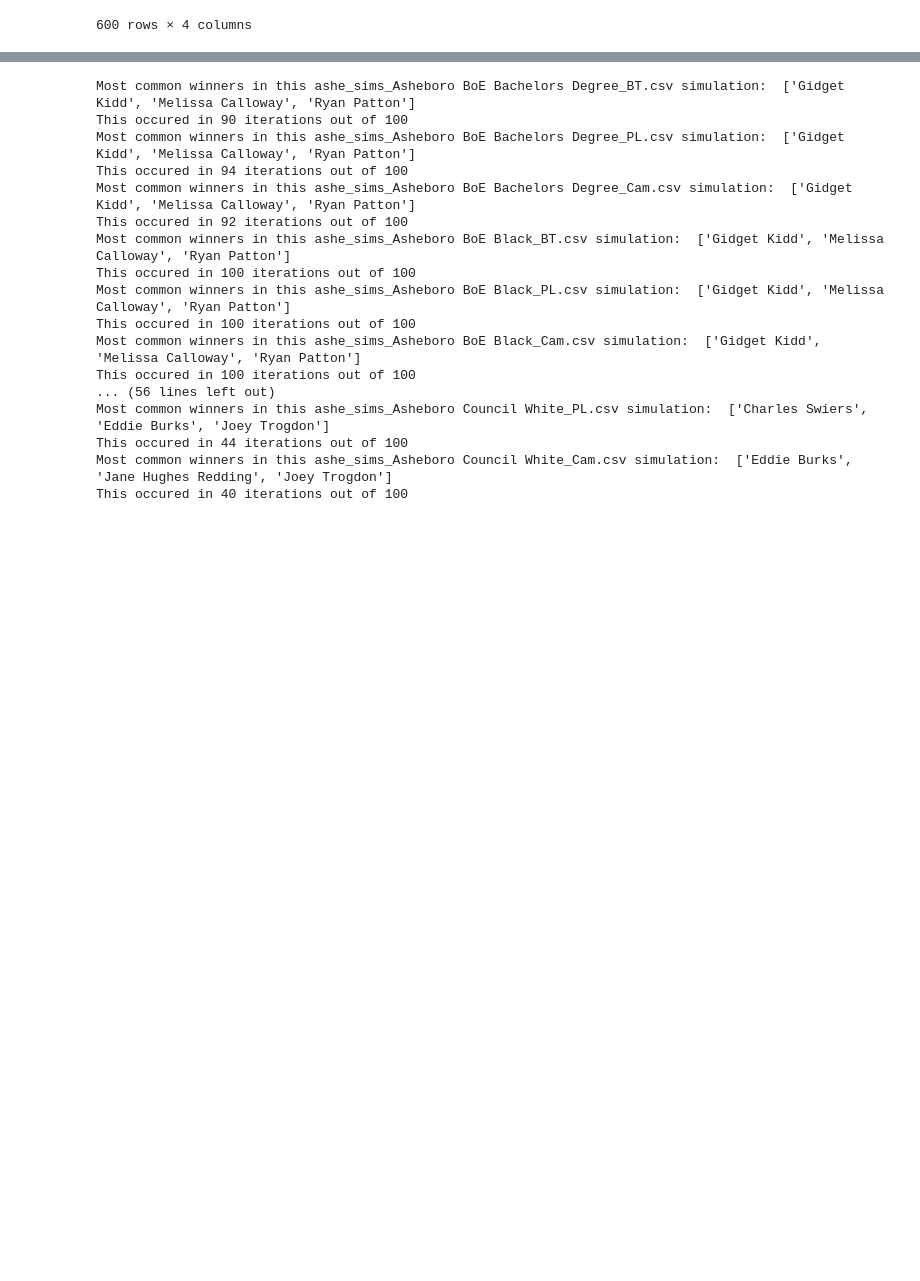
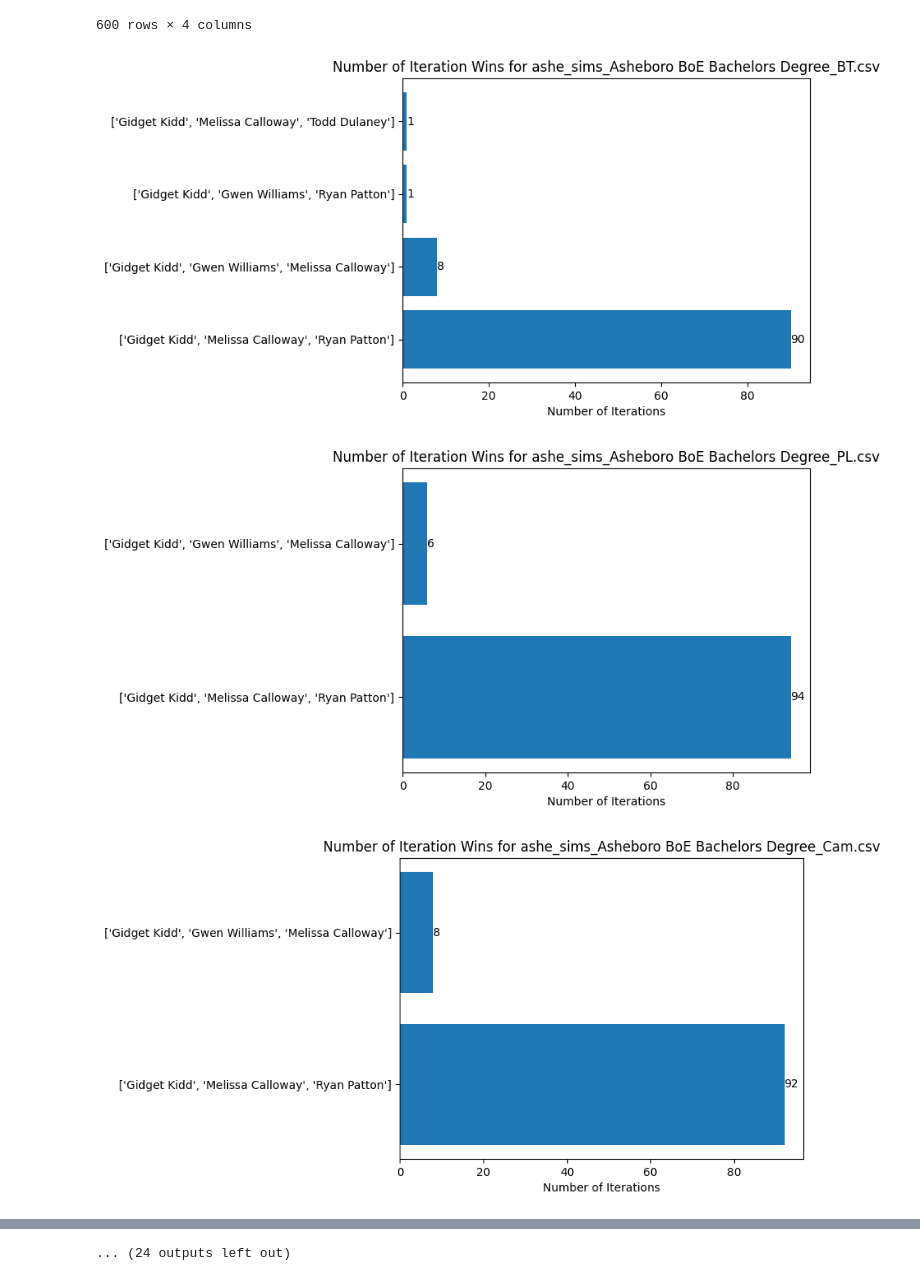
Before and after one commit to Jmilk3/UCS_Voting_Repo, a Jupyter notebook: Visualization_Experiments/all_asheboro_sims_outcomes.ipynb, the cells around one changed output, grey strips where cells are left out. Saved outputs shown, nothing was run; the diff lists cells and outputs as text; code cells hidden in the pictures; blank space fills up the shorter version.

Commit message:
Updated with some cool graphs for ranked-choice voting election results in the simulations.

```diff
--- a/Visualization_Experiments/all_asheboro_sims_outcomes.ipynb
+++ b/Visualization_Experiments/all_asheboro_sims_outcomes.ipynb
@@ -48,26 +48,40 @@ df_list[0]
 # %%
 # Ranked Choice Voting Results
 
 for i in range(len(df_list)):
     num_candidates = int(df_list[i]['Candidate'].isna().idxmax())
 
     df_list[i] = df_list[i].dropna().reset_index()
     grps = df_list[i].groupby(df_list[i].index // num_candidates)
     all_winners = []
     for _, dfg in grps:
         winners = dfg[dfg['STV Result'] == True]
         winners = winners['Candidate']
         all_winners.append(list(winners))
 
     all_winners = tuple(all_winners)
 
     counts = {}
     for j in all_winners:
         j = str(j)
         if j in counts:
             counts[j] += 1
         else:
             counts[j] = 1
-    print("Most common winners in this", csv_titles[i], "simulation: ", max(counts, key=counts.get))
-    print("This occured in", max(counts.values()), "iterations out of", len(all_winners))
+
+    # Inspiration from: https://medium.com/@icodewithben/counting-and-graphing-categorical-data-with-matplotlib-017ac6d4aa73
+    winners = list(counts.keys())
+    values = list(counts.values())
+
+    fig, ax = plt.subplots()
+    ax.barh(winners, values)
+    for container in ax.containers:
+        ax.bar_label(container)
+    plt.xlabel('Number of Iterations')
+    plt.title("Number of Iteration Wins for " + csv_titles[i])
+
+    plt.show
 # %% [output]
+[figure, added]
+[figure, added]
+[figure, added]
@@ -74,20 +97,4 @@ for i in range(len(df_list)):
-Most common winners in this ashe_sims_Asheboro BoE Bachelors Degree_BT.csv simulation:  ['Gidget Kidd', 'Melissa Calloway', 'Ryan Patton']
-This occured in 90 iterations out of 100
-Most common winners in this ashe_sims_Asheboro BoE Bachelors Degree_PL.csv simulation:  ['Gidget Kidd', 'Melissa Calloway', 'Ryan Patton']
-This occured in 94 iterations out of 100
-Most common winners in this ashe_sims_Asheboro BoE Bachelors Degree_Cam.csv simulation:  ['Gidget Kidd', 'Melissa Calloway', 'Ryan Patton']
-This occured in 92 iterations out of 100
-Most common winners in this ashe_sims_Asheboro BoE Black_BT.csv simulation:  ['Gidget Kidd', 'Melissa Calloway', 'Ryan Patton']
-This occured in 100 iterations out of 100
-Most common winners in this ashe_sims_Asheboro BoE Black_PL.csv simulation:  ['Gidget Kidd', 'Melissa Calloway', 'Ryan Patton']
-This occured in 100 iterations out of 100
-Most common winners in this ashe_sims_Asheboro BoE Black_Cam.csv simulation:  ['Gidget Kidd', 'Melissa Calloway', 'Ryan Patton']
-This occured in 100 iterations out of 100
-... (56 lines left out)
-Most common winners in this ashe_sims_Asheboro Council White_PL.csv simulation:  ['Charles Swiers', 'Eddie Burks', 'Joey Trogdon']
-This occured in 44 iterations out of 100
-Most common winners in this ashe_sims_Asheboro Council White_Cam.csv simulation:  ['Eddie Burks', 'Jane Hughes Redding', 'Joey Trogdon']
-This occured in 40 iterations out of 100
+... (24 outputs left out)
 # %%
 # But how do we best visualize this?
 # Right now, it's just a lotttt of output.
```
Also changed, not shown: parts of 1 cell of this notebook, 3 other files.
